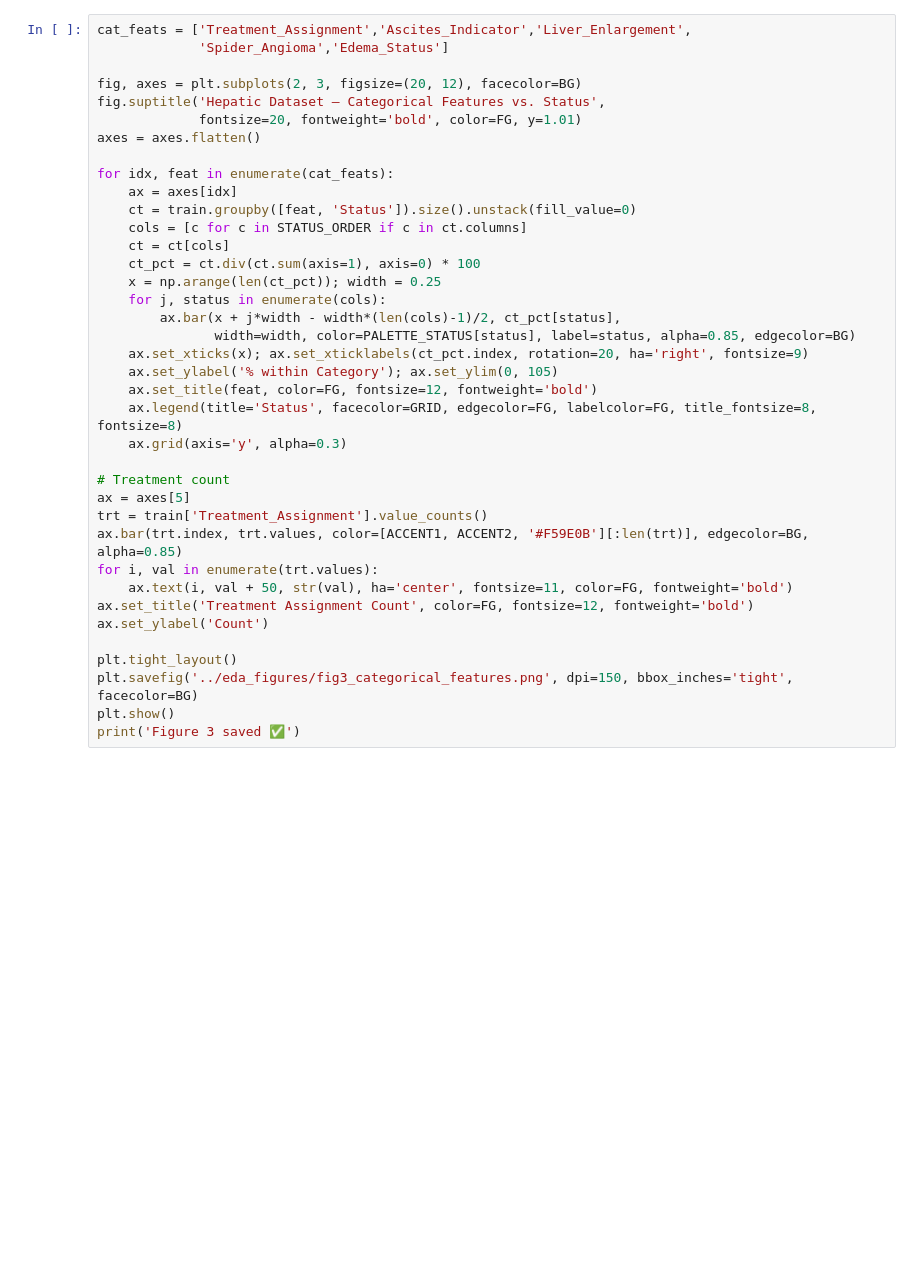
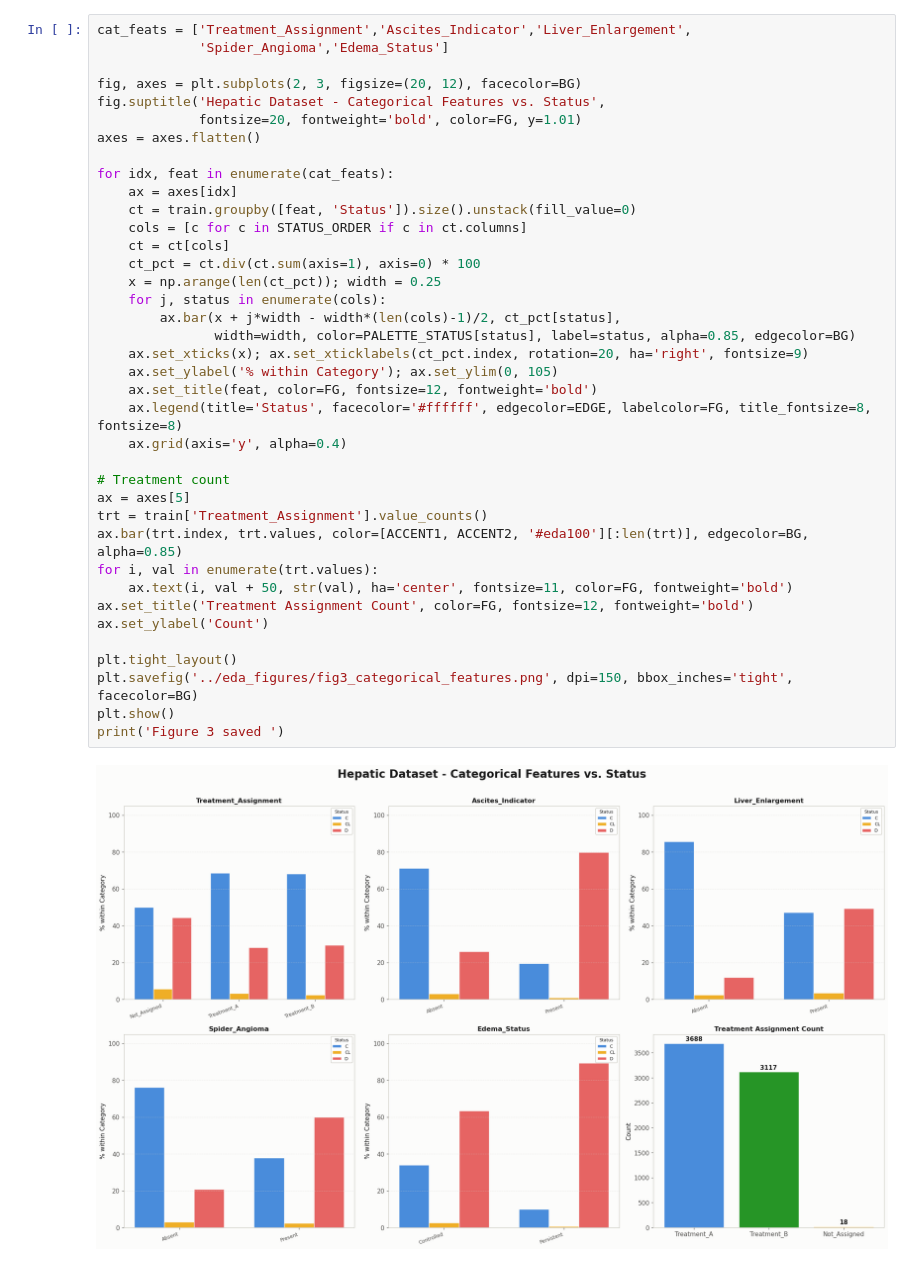
Before and after one commit to AIVIETNAM-AIO-DoHongNhat/Hepatic-Model-Comparison, a Jupyter notebook: notebooks/01_eda.ipynb, the cells around one changed output. Drawn from its saved outputs; the diff is of its cells as text; blank space fills up the shorter version.

```diff
--- a/notebooks/01_eda.ipynb
+++ b/notebooks/01_eda.ipynb
@@ -245,36 +318,38 @@ cat_feats = ['Treatment_Assignment','Ascites_Indicator','Liver_Enlargement',
              'Spider_Angioma','Edema_Status']
 
 fig, axes = plt.subplots(2, 3, figsize=(20, 12), facecolor=BG)
-fig.suptitle('Hepatic Dataset — Categorical Features vs. Status',
+fig.suptitle('Hepatic Dataset - Categorical Features vs. Status',
              fontsize=20, fontweight='bold', color=FG, y=1.01)
 axes = axes.flatten()
 
 for idx, feat in enumerate(cat_feats):
     ax = axes[idx]
     ct = train.groupby([feat, 'Status']).size().unstack(fill_value=0)
     cols = [c for c in STATUS_ORDER if c in ct.columns]
     ct = ct[cols]
     ct_pct = ct.div(ct.sum(axis=1), axis=0) * 100
     x = np.arange(len(ct_pct)); width = 0.25
     for j, status in enumerate(cols):
         ax.bar(x + j*width - width*(len(cols)-1)/2, ct_pct[status],
                width=width, color=PALETTE_STATUS[status], label=status, alpha=0.85, edgecolor=BG)
     ax.set_xticks(x); ax.set_xticklabels(ct_pct.index, rotation=20, ha='right', fontsize=9)
     ax.set_ylabel('% within Category'); ax.set_ylim(0, 105)
     ax.set_title(feat, color=FG, fontsize=12, fontweight='bold')
-    ax.legend(title='Status', facecolor=GRID, edgecolor=FG, labelcolor=FG, title_fontsize=8, fontsize=8)
-    ax.grid(axis='y', alpha=0.3)
+    ax.legend(title='Status', facecolor='#ffffff', edgecolor=EDGE, labelcolor=FG, title_fontsize=8, fontsize=8)
+    ax.grid(axis='y', alpha=0.4)
 
 # Treatment count
 ax = axes[5]
 trt = train['Treatment_Assignment'].value_counts()
-ax.bar(trt.index, trt.values, color=[ACCENT1, ACCENT2, '#F59E0B'][:len(trt)], edgecolor=BG, alpha=0.85)
+ax.bar(trt.index, trt.values, color=[ACCENT1, ACCENT2, '#eda100'][:len(trt)], edgecolor=BG, alpha=0.85)
 for i, val in enumerate(trt.values):
     ax.text(i, val + 50, str(val), ha='center', fontsize=11, color=FG, fontweight='bold')
 ax.set_title('Treatment Assignment Count', color=FG, fontsize=12, fontweight='bold')
 ax.set_ylabel('Count')
 
 plt.tight_layout()
 plt.savefig('../eda_figures/fig3_categorical_features.png', dpi=150, bbox_inches='tight', facecolor=BG)
 plt.show()
-print('Figure 3 saved ✅')
+print('Figure 3 saved ')
+# %% [output]
+[figure, added]
```
Also changed, not shown: parts of 25 cells of this notebook, 9 other files.
